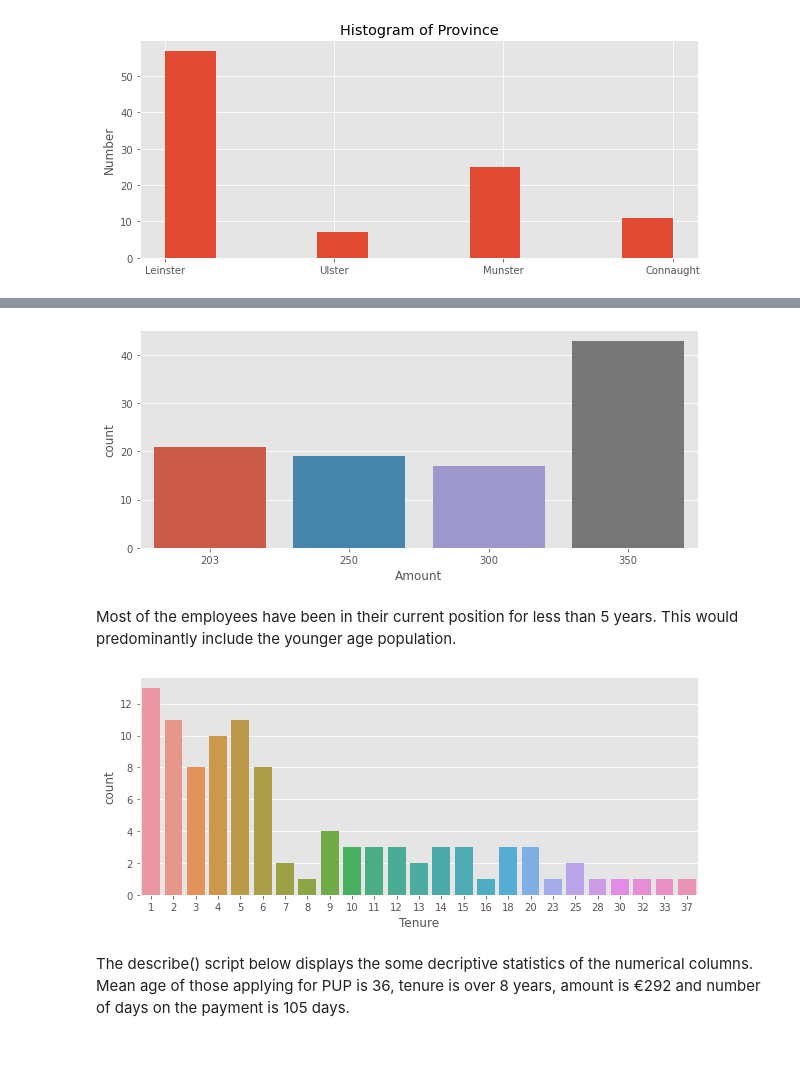
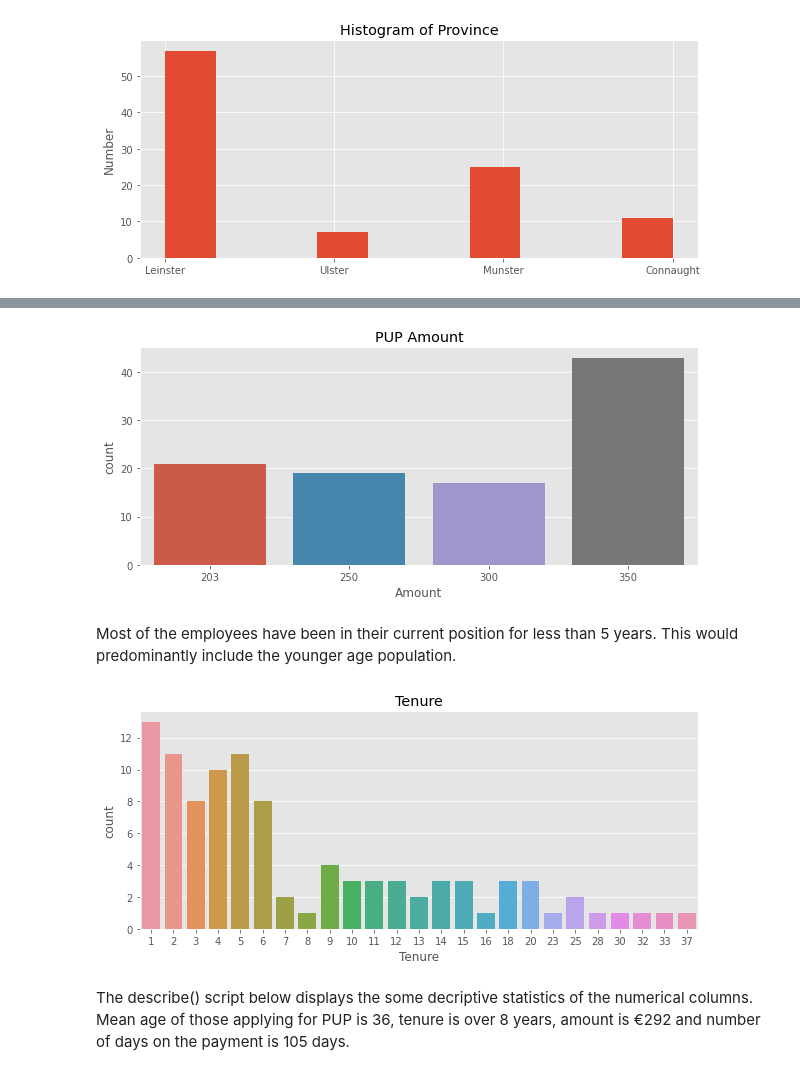
Before and after one commit to nmanley73/Project-Programming, a Jupyter notebook: Project - Programming.ipynb, the cells around one changed output, grey strips where cells are left out. Saved outputs shown, nothing was run; the diff lists cells and outputs as text; code cells hidden in the pictures.

```diff
--- a/Project - Programming.ipynb
+++ b/Project - Programming.ipynb
@@ -89,18 +90,20 @@ Employees who receiving €350 are the highest number in the dataset. Employees
 # %%
 import seaborn as sns
 import matplotlib.pyplot as plt
 
-sns.countplot(x ='Amount', data = df);
+y=sns.countplot(x ='Amount', data = df)
+y.set_title("PUP Amount");
 # %% [output]
-[figure, old version]
+[figure, new version]
 # %% [markdown]
 Most of the employees have been in their current position for less than 5 years. This would predominantly include the younger age population.
 # %%
 import seaborn as sns
 
-sns.countplot(x ='Tenure', data = df);
+z=sns.countplot(x ='Tenure', data = df)
+z.set_title("Tenure");
 # %% [output]
-[figure, old version]
+[figure, new version]
 # %% [markdown]
 The describe() script below displays the some decriptive statistics of the numerical columns. Mean age of those applying for PUP is 36, tenure is over 8 years, amount is €292 and number of days on the payment is 105 days.
 # %%
```
Also changed, not shown: parts of 4 cells of this notebook.
